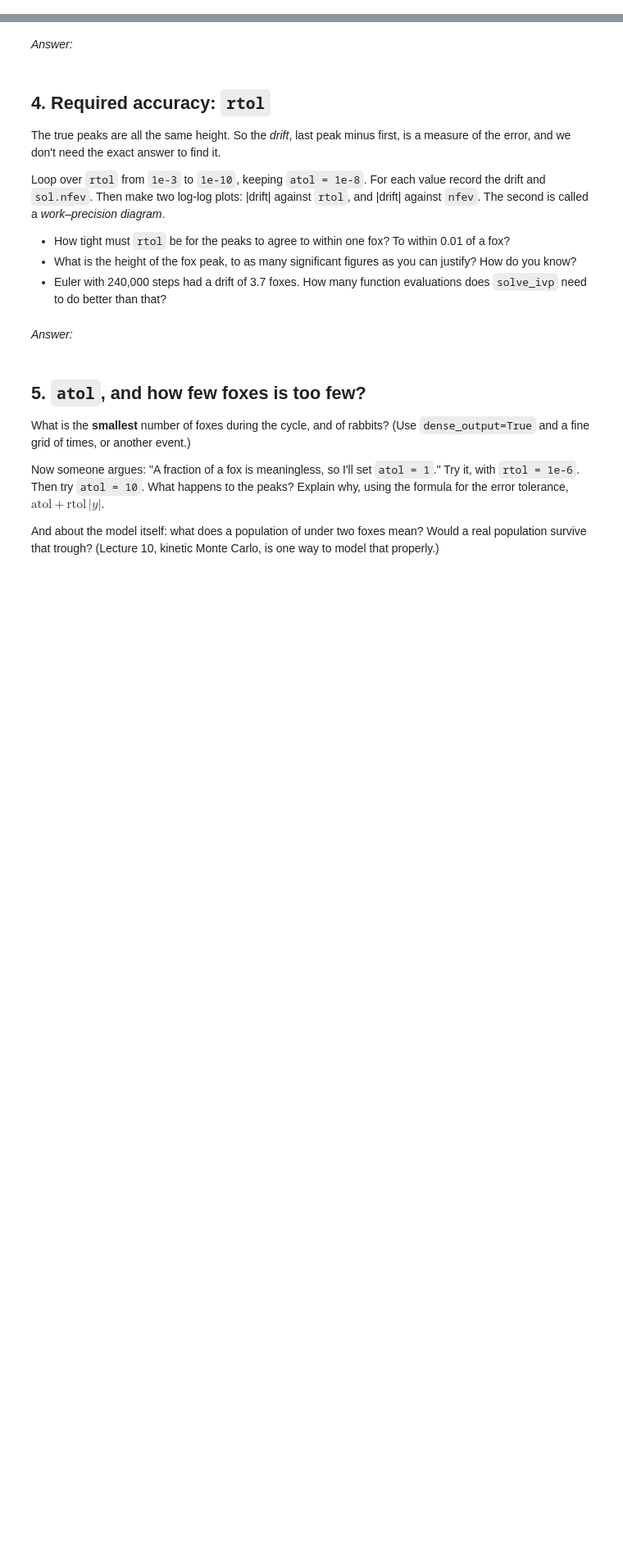
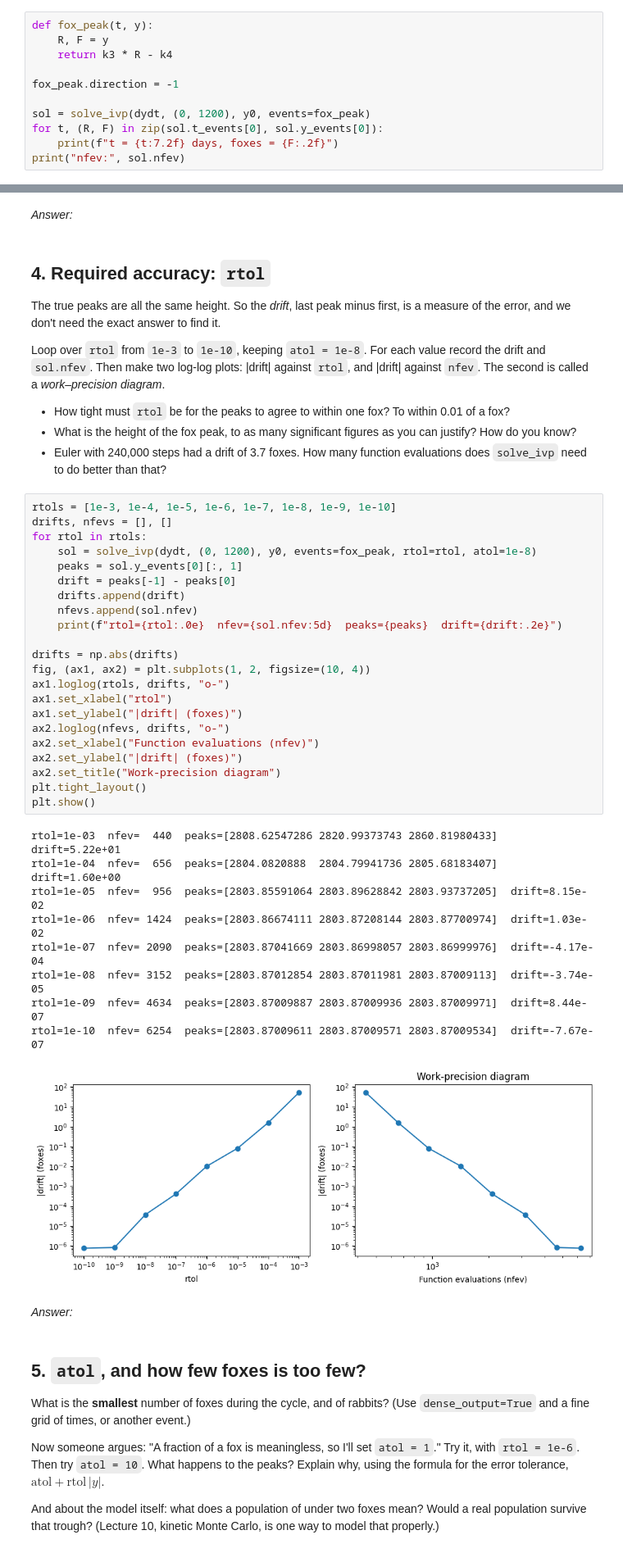
Before and after one commit to chrisgov12356/differential-equations, a Jupyter notebook: rabbits-and-foxes.ipynb, the cells around one changed output, grey strips where cells are left out. Shown at 82% size. Cells and saved outputs as stored; diff of their text form; blank space fills up the shorter version.

```diff
--- a/rabbits-and-foxes.ipynb
+++ b/rabbits-and-foxes.ipynb
@@ -131,3 +140,14 @@ sol.y_events[0]          # the [R, F] values at each one
 Print the time and height of each fox peak, with the default tolerances. Compare
 with the Euler peaks above. How many function evaluations did it take, compared
 with Euler's 12,000 or 240,000 steps?
+# %%
+def fox_peak(t, y):
+    R, F = y
+    return k3 * R - k4
+
+fox_peak.direction = -1
+
+sol = solve_ivp(dydt, (0, 1200), y0, events=fox_peak)
+for t, (R, F) in zip(sol.t_events[0], sol.y_events[0]):
+    print(f"t = {t:7.2f} days, foxes = {F:.2f}")
+print("nfev:", sol.nfev)
@@ -150,6 +175,38 @@ diagram*.
   justify? How do you know?
 - Euler with 240,000 steps had a drift of 3.7 foxes. How many function evaluations
   does `solve_ivp` need to do better than that?
+# %%
+rtols = [1e-3, 1e-4, 1e-5, 1e-6, 1e-7, 1e-8, 1e-9, 1e-10]
+drifts, nfevs = [], []
+for rtol in rtols:
+    sol = solve_ivp(dydt, (0, 1200), y0, events=fox_peak, rtol=rtol, atol=1e-8)
+    peaks = sol.y_events[0][:, 1]
+    drift = peaks[-1] - peaks[0]
+    drifts.append(drift)
+    nfevs.append(sol.nfev)
+    print(f"rtol={rtol:.0e}  nfev={sol.nfev:5d}  peaks={peaks}  drift={drift:.2e}")
+
+drifts = np.abs(drifts)
+fig, (ax1, ax2) = plt.subplots(1, 2, figsize=(10, 4))
+ax1.loglog(rtols, drifts, "o-")
+ax1.set_xlabel("rtol")
+ax1.set_ylabel("|drift| (foxes)")
+ax2.loglog(nfevs, drifts, "o-")
+ax2.set_xlabel("Function evaluations (nfev)")
+ax2.set_ylabel("|drift| (foxes)")
+ax2.set_title("Work-precision diagram")
+plt.tight_layout()
+plt.show()
+# %% [output]
+rtol=1e-03  nfev=  440  peaks=[2808.62547286 2820.99373743 2860.81980433]  drift=5.22e+01
+rtol=1e-04  nfev=  656  peaks=[2804.0820888  2804.79941736 2805.68183407]  drift=1.60e+00
+rtol=1e-05  nfev=  956  peaks=[2803.85591064 2803.89628842 2803.93737205]  drift=8.15e-02
+rtol=1e-06  nfev= 1424  peaks=[2803.86674111 2803.87208144 2803.87700974]  drift=1.03e-02
+rtol=1e-07  nfev= 2090  peaks=[2803.87041669 2803.86998057 2803.86999976]  drift=-4.17e-04
+rtol=1e-08  nfev= 3152  peaks=[2803.87012854 2803.87011981 2803.87009113]  drift=-3.74e-05
+rtol=1e-09  nfev= 4634  peaks=[2803.87009887 2803.87009936 2803.87009971]  drift=8.44e-07
+rtol=1e-10  nfev= 6254  peaks=[2803.87009611 2803.87009571 2803.87009534]  drift=-7.67e-07
+[figure, added]
 # %% [markdown]
 *Answer:*
 # %% [markdown]
```
Also changed, not shown: parts of 6 cells of this notebook.
